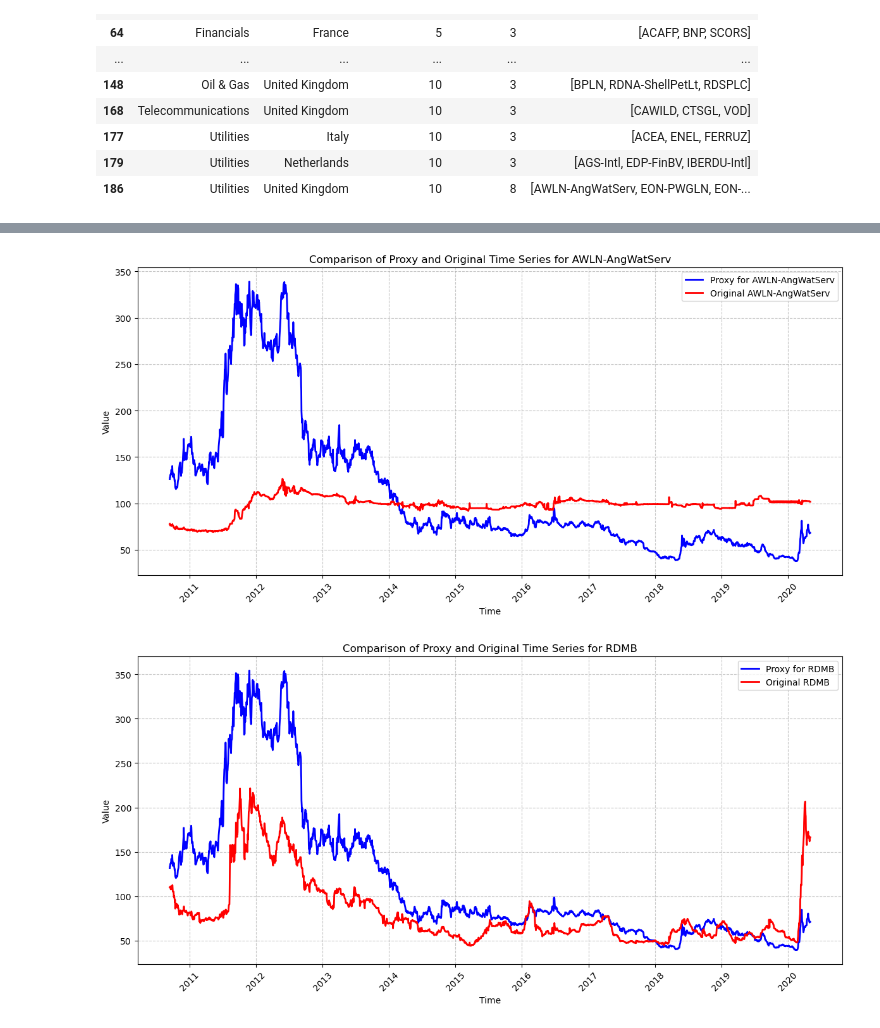
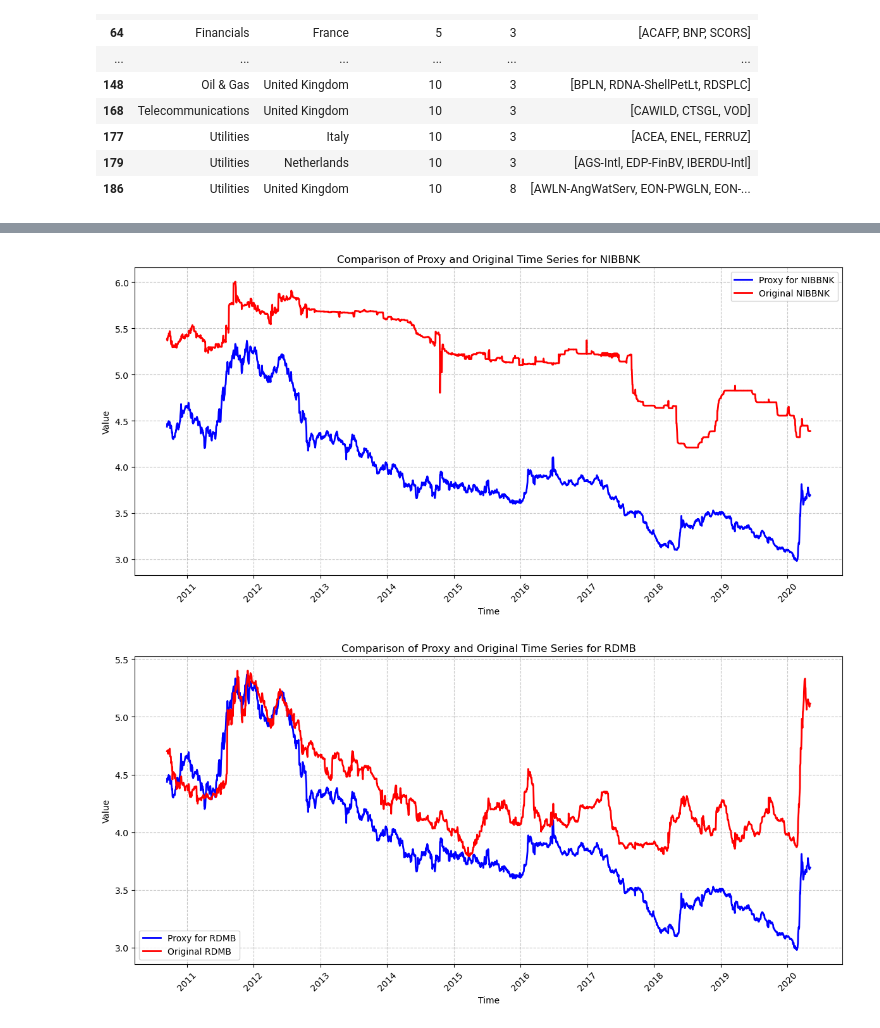
Before and after one commit to KLCALAW/ATCF, a Jupyter notebook: proxy.ipynb, the cells around one changed output, grey strips where cells are left out. Drawn from its saved outputs; the diff is of its cells as text; code cells hidden in the pictures.

```diff
--- a/proxy.ipynb
+++ b/proxy.ipynb
@@ -12,8 +12,9 @@ from modified_louvain_method import *
 from proxy_methods import *
 import cvxpy as cp
 # %%
-prices_data = pd.read_csv('data/reshaped_data.csv')
-prices_data = prices_data.set_index('Date')
+normal_prices_data = pd.read_csv('data/reshaped_data.csv')
+normal_prices_data = normal_prices_data.set_index('Date')
+prices_data = np.log(normal_prices_data)
 metadata = pd.read_csv('data/metadata.csv')
 metadata = metadata.set_index('Ticker')
 metadata['AverageRating'] = metadata['AverageRating'].astype(str)
@@ -214,11 +229,8 @@ def calculate_b0(prices_data, metadata, bucket):
     # Pull price data for the valid tickers
     bucket_prices = prices_data[tickers_in_bucket]
 
-    # Apply log transformation to prices
-    log_prices = np.log(bucket_prices)
-
     # Calculate the mean of the log-transformed prices
-    mean_log_price = log_prices.mean().mean()
+    mean_log_price = bucket_prices.mean(axis = 1)
 
     return mean_log_price
 
@@ -244,7 +256,7 @@ def count_cds_buckets(metadata):
 
     return bucket_counts_df
 
-def get_cds_bucket(metadata, ticker):
+def get_bucket_for_cds(metadata, ticker):
     """
     Look up the bucket (Sector, Country, AverageRating) for a given CDS ticker in metadata.
 
@@ -265,6 +277,7 @@ def get_cds_bucket(metadata, ticker):
 
     return [sector, country, average_rating]
 # %%
-get_cds_bucket(metadata, 'AEGON')
+bucket = get_cds_bucket(metadata, 'AEGON')
+print(bucket)
 # %% [output]
 ['Financials', 'Netherlands', '10']
@@ -315,10 +344,14 @@ def csra_b0_intercept(prices_data, communities, metadata, bucket, negative_coeff
     # Calculate b_0 for the given bucket
     b0_value = calculate_b0(prices_data, metadata, bucket)
 
+
     for community_number, community in enumerate(communities):
         # Prepare the data for the community
         prices_data_community = prices_data[community]
         metadata_community = metadata.loc[community, :]
+
+        b0_value = np.tile(b0_value, (prices_data_community.shape[1], 1))
+        print(b0_value.shape)
 
         sectors_community = metadata_community['Sector'].unique().tolist()
         countries_community = metadata_community['Country'].unique().tolist()
@@ -354,11 +387,6 @@ def csra_b0_intercept(prices_data, communities, metadata, bucket, negative_coeff
         ratings_data_community = ratings_data_community.T.to_numpy()
 
         prices_data_community = prices_data_community.T.to_numpy()
-        # Transform the data to the log space
-        prices_data_community_log = np.log(prices_data_community)
-        sectors_data_community_log = np.log(sectors_data_community)
-        countries_data_community_log = np.log(countries_data_community)
-        ratings_data_community_log = np.log(ratings_data_community)
 
         # Create the masks
         mask_sectors = np.zeros((prices_data_community.shape[0], sectors_data_community.shape[0]))
@@ -399,14 +427,14 @@ def csra_b0_intercept(prices_data, communities, metadata, bucket, negative_coeff
         masked_matrix_ratings = cp.multiply(tiled_matrix_ratings, mask_ratings)
 
         # Contributions
-        contribution_sectors = masked_matrix_sectors @ sectors_data_community_log
-        contribution_countries = masked_matrix_countries @ countries_data_community_log
-        contribution_ratings = masked_matrix_ratings @ ratings_data_community_log
+        contribution_sectors = masked_matrix_sectors @ sectors_data_community
+        contribution_countries = masked_matrix_countries @ countries_data_community
+        contribution_ratings = masked_matrix_ratings @ ratings_data_community
 
         # Define the objective function using b_0
         objective = cp.Minimize(
             cp.norm(
-                prices_data_community_log
+                prices_data_community
                 - b0_value
                 - contribution_sectors
                 - contribution_countries
@@ -587,24 +617,21 @@ def plot_timeseries_comparison(proxy_timeseries, prices_data, cds_entity):
     plt.tight_layout()
     plt.show()
 # %%
-cds_entity = "AWLN-AngWatServ"
+cds_entity = "NIBBNK"
 
 # Construct the time series proxy for the single CDS
 proxy_timeseries = construct_proxy_cds_timeseries(cds_entity, prices_data, metadata, coefficients_b0, community_index)
 
 plot_timeseries_comparison(proxy_timeseries, prices_data, cds_entity)
 # %% [output]
-[figure, old version]
+[figure, new version]
 # %%
 # Define the CDS entity to proxy
 cds_entity = "RDMB"
 
-# Community index (e.g., if this entity belongs to community 1)
-community_index = 1
-
 # Construct the time series proxy for the single CDS
-proxy_timeseries = construct_proxy_cds_timeseries(cds_entity, prices_data, metadata, coefficients, community_index)
+proxy_timeseries = construct_proxy_cds_timeseries(cds_entity, prices_data, metadata, coefficients_b0, community_index)
 
 plot_timeseries_comparison(proxy_timeseries, prices_data, cds_entity)
 # %% [output]
-[figure, old version]
+[figure, new version]
```
Also changed, not shown: parts of 6 cells of this notebook.
